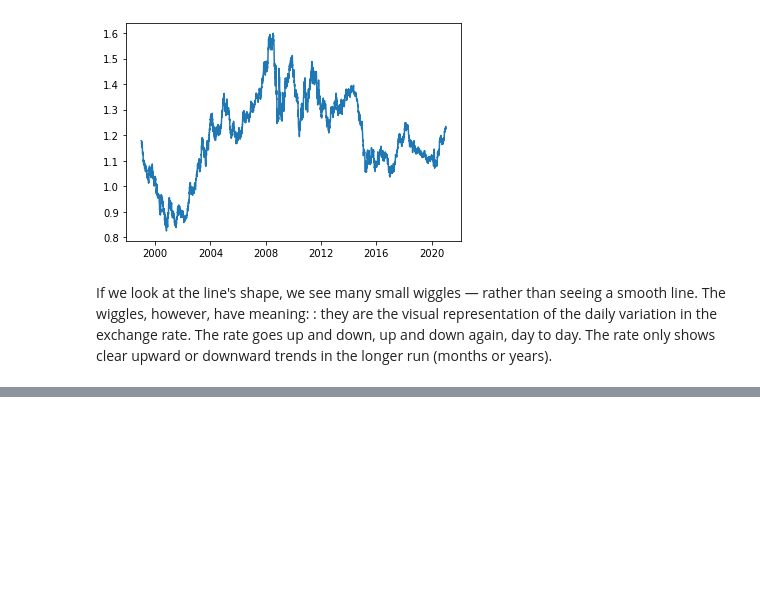
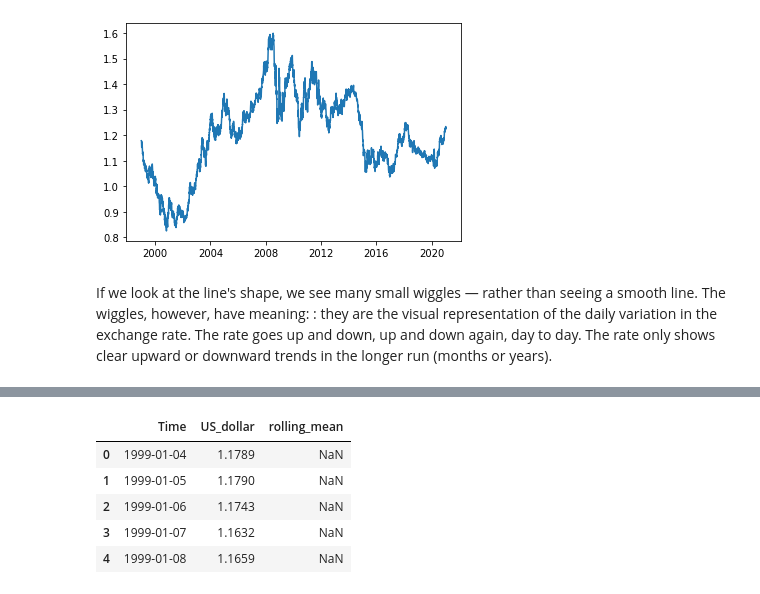
Before and after one commit to hoangvn111/Project-Storytelling-Data-Visualization-on-Exchange-Rates, a Jupyter notebook: Project_Storytelling_Data_Visualization_on_Exchange_Rates.ipynb, the cells around one changed output, grey strips where cells are left out. Cells and saved outputs as stored; diff of their text form; code cells hidden in the pictures; blank space fills up the shorter version.

```diff
--- a/Project_Storytelling_Data_Visualization_on_Exchange_Rates.ipynb
+++ b/Project_Storytelling_Data_Visualization_on_Exchange_Rates.ipynb
@@ -148,0 +162,10 @@ plt.plot()
+# %%
+euro_to_dollar['rolling_mean'] = euro_to_dollar['US_dollar'].rolling(30).mean()
+euro_to_dollar.head()
+# %% [output]
+|  | Time | US_dollar | rolling_mean |
+| 0 | 1999-01-04 | 1.1789 | NaN |
+| 1 | 1999-01-05 | 1.1790 | NaN |
+| 2 | 1999-01-06 | 1.1743 | NaN |
+| 3 | 1999-01-07 | 1.1632 | NaN |
+| 4 | 1999-01-08 | 1.1659 | NaN |
```
Also changed, not shown: parts of 10 cells of this notebook.
